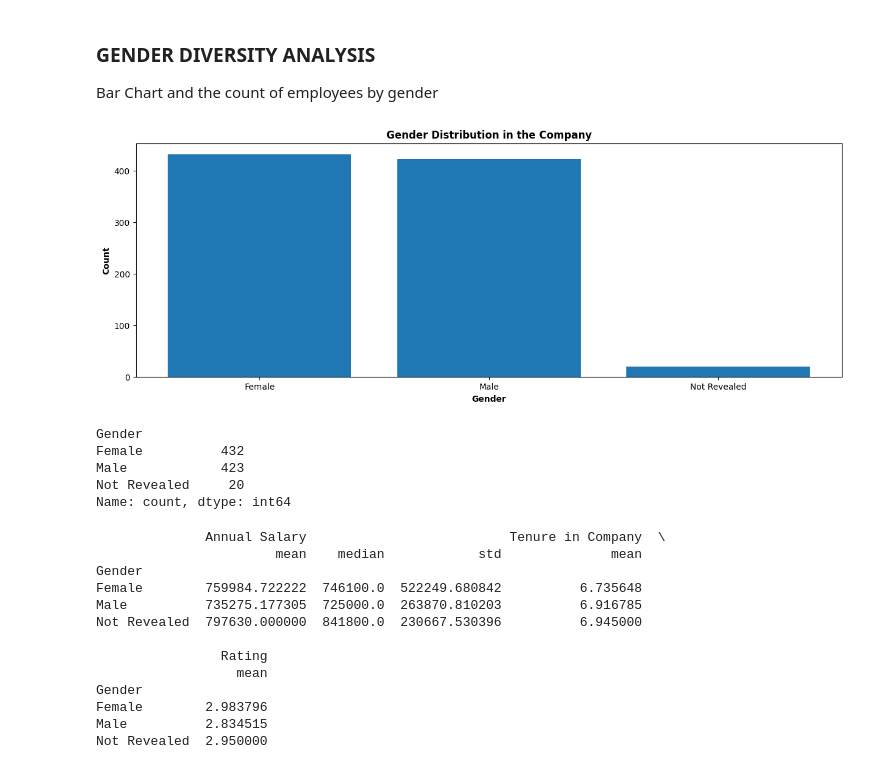
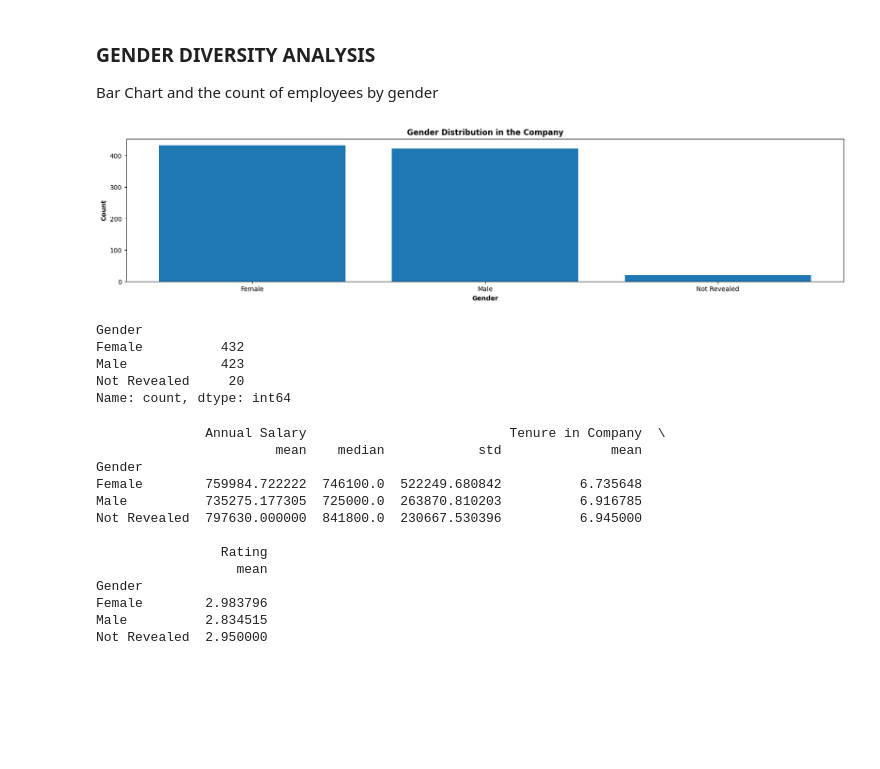
Before and after one commit to RIZWAN-VY/HR_Data_Analytics_and_Visualization, a Jupyter notebook: Employee_Data_Analysis_and_Visualization.ipynb, the cells around one changed output. Cells and saved outputs as stored; diff of their text form; code cells hidden in the pictures; blank space fills up the shorter version.

```diff
--- a/Employee_Data_Analysis_and_Visualization.ipynb
+++ b/Employee_Data_Analysis_and_Visualization.ipynb
@@ -179,18 +179,18 @@ Bar Chart and the count of employees by gender
 # %%
 # Calculate the count of employees by gender
 gender_distribution = data['Gender'].value_counts()
 
 # Visualize gender distribution
-plt.figure(figsize=(15, 5))
+plt.figure(figsize=(20, 4))
 plt.bar(gender_distribution.index, gender_distribution.values)
 plt.title('Gender Distribution in the Company',fontweight = 'bold')
 plt.xlabel('Gender',fontweight = 'bold')
 plt.ylabel('Count',fontweight = 'bold')
 plt.show()
 
 print(gender_distribution)
 # %% [output]
-[figure, old version]
+[figure, new version]
 Gender
 Female          432
 Male            423
```
Also changed, not shown: parts of 7 cells of this notebook.
